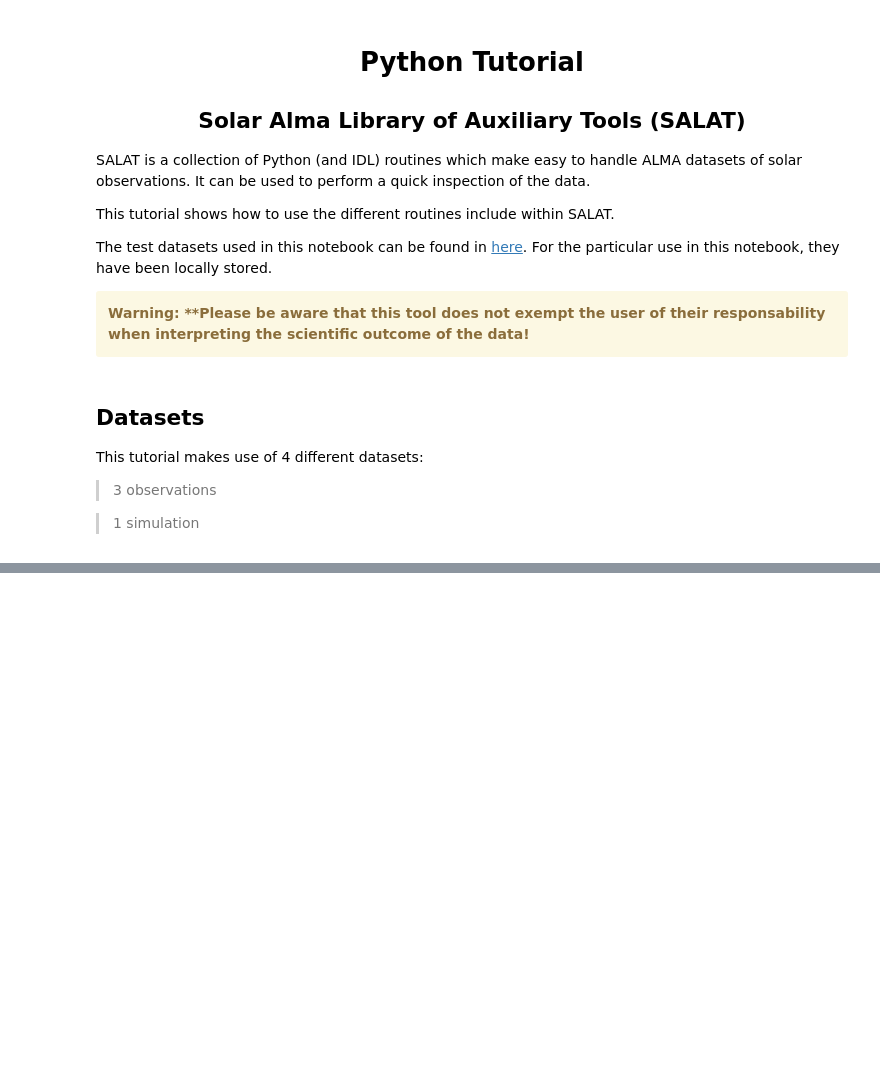
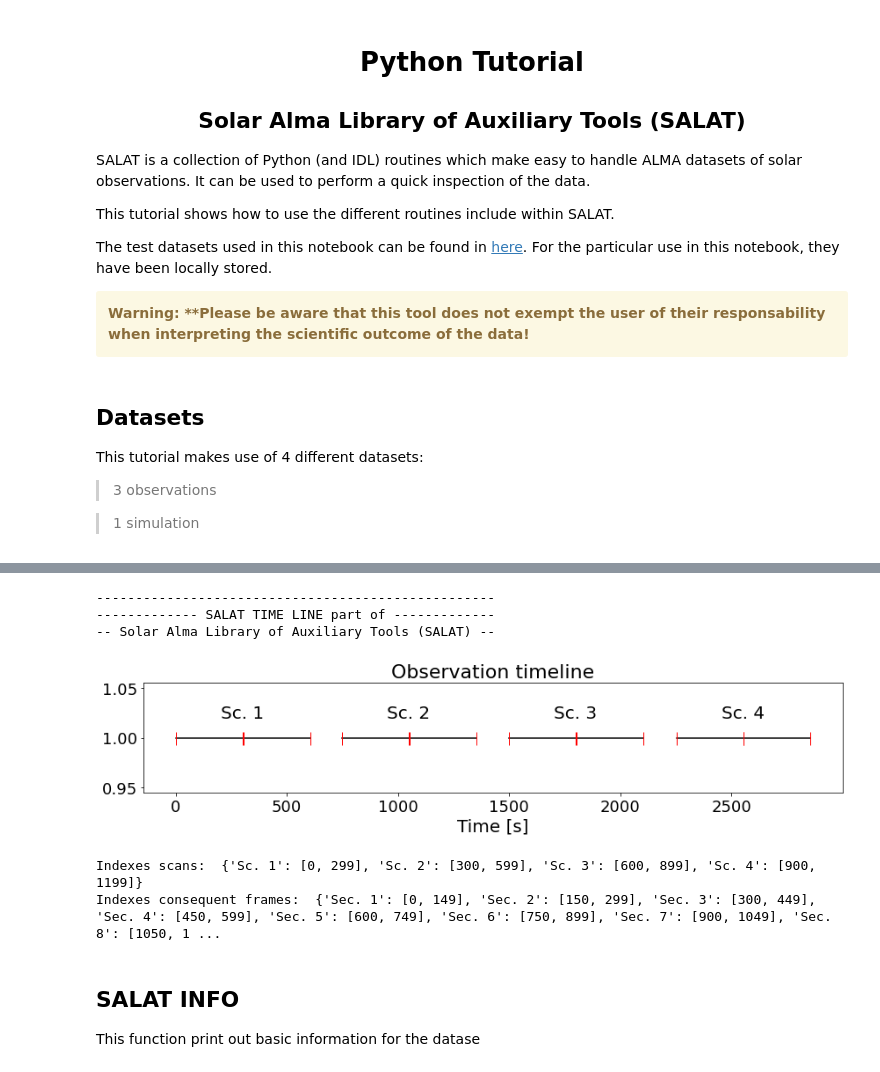
Before and after one commit to SolarAlma/SALAT, a Jupyter notebook: Python/SALAT_python_tutorial.ipynb, the cells around one changed output, grey strips where cells are left out. Saved outputs shown, nothing was run; the diff lists cells and outputs as text; code cells hidden in the pictures; blank space fills up the shorter version.

```diff
--- a/Python/SALAT_python_tutorial.ipynb
+++ b/Python/SALAT_python_tutorial.ipynb
@@ -80,0 +150,15 @@ datastats = sst.salat_stats(almacube1,Histogram=True,)
+# %%
+idxscans,idxcqfrs = salat.salat_timeline(timesec1,gap=25)
+print("Indexes scans: ", idxscans)
+print("Indexes consequent frames: ",idxcqfrs)
+# %% [output]
+---------------------------------------------------
+------------- SALAT TIME LINE part of -------------
+-- Solar Alma Library of Auxiliary Tools (SALAT) --
+[figure, added]
+Indexes scans:  {'Sc. 1': [0, 299], 'Sc. 2': [300, 599], 'Sc. 3': [600, 899], 'Sc. 4': [900, 1199]}
+Indexes consequent frames:  {'Sec. 1': [0, 149], 'Sec. 2': [150, 299], 'Sec. 3': [300, 449], 'Sec. 4': [450, 599], 'Sec. 5': [600, 749], 'Sec. 6': [750, 899], 'Sec. 7': [900, 1049], 'Sec. 8': [1050, 1 ...
+# %% [markdown]
+## SALAT INFO
+
+This function print out basic information for the datase
```
Also changed, not shown: parts of 39 cells of this notebook, 4 other files.
